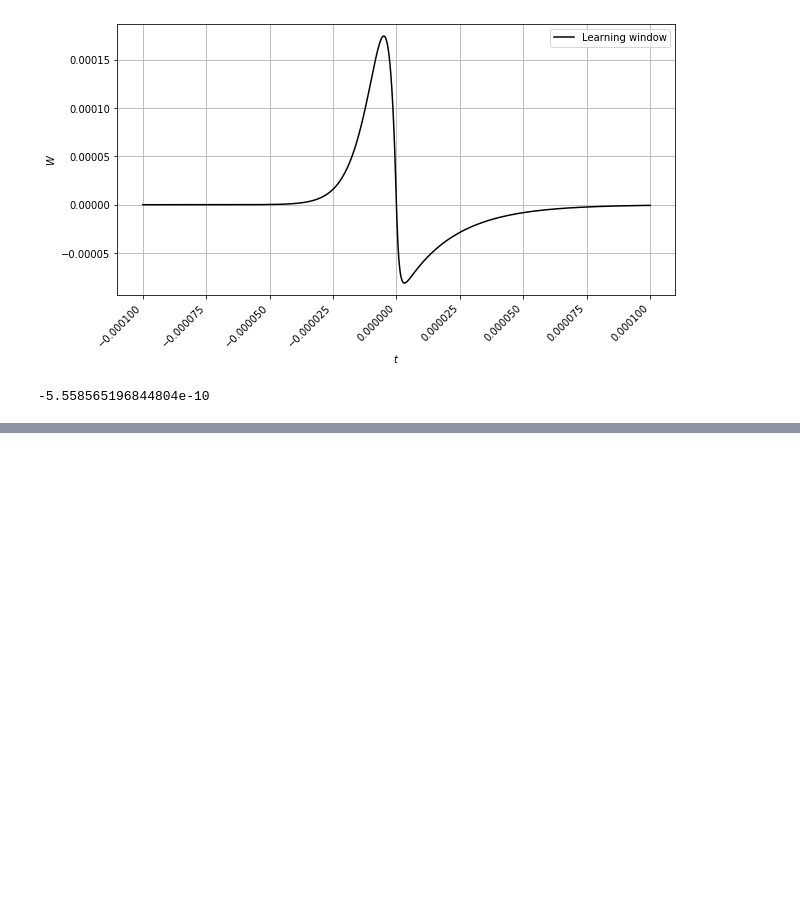
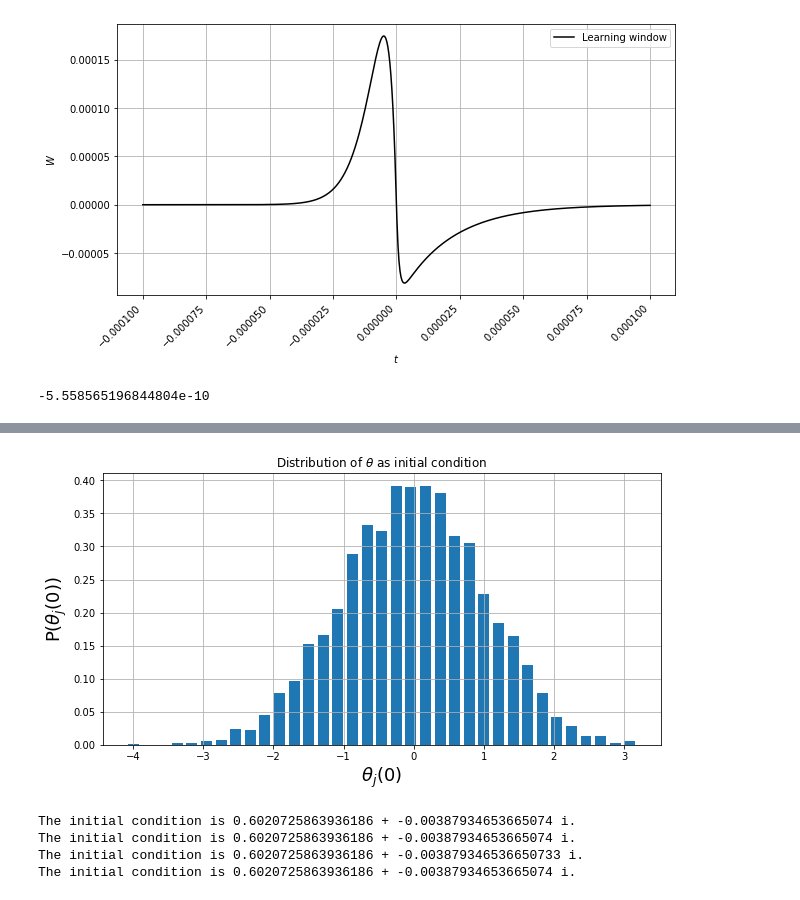
Before and after one commit to simonaertssen/AdaptiveNeuronalNetworks, a Jupyter notebook: Meetings/Notes meeting _10_2020.ipynb, the cells around one changed output, grey strips where cells are left out. Saved outputs shown, nothing was run; the diff lists cells and outputs as text; code cells hidden in the pictures; blank space fills up the shorter version.

```diff
--- a/Meetings/Notes meeting _10_2020.ipynb
+++ b/Meetings/Notes meeting _10_2020.ipynb
@@ -310,0 +438,36 @@ Scale-free:
+# %%
+thetas_0 = np.random.randn(N, 1)
+#thetas_0 = np.zeros((N,1))
+
+plt.figure(figsize=(10,5))
+plt.hist(thetas_0, bins=int(np.sqrt(N)/2), density=True, rwidth=0.75)
+plt.ylabel(r'P($\theta_j(0)$)', fontsize=18)
+plt.xlabel(r'$\theta_j(0)$', fontsize=18)
+plt.title(r'Distribution of $\theta$ as initial condition')
+plt.grid(True);
+# %% [output]
+[figure, added]
+# %%
+# Measure the order parameter of the initial conditions
+z_0 = np.mean(np.exp(thetas_0*1j))
+print(f"The initial condition is {z_0.real} + {z_0.imag} i.")
+
+# Adjust initial conditions for the OA approach
+Z_dist = []
+for P, d in zip([P_fixeddegree, P_random, P_scalefree], [d_fixeddegree, d_random, d_scalefree]):
+    ks = np.unique(d)
+    l = ks.size
+    zk_0 = np.zeros((1,l),dtype=complex)
+    for i, k in enumerate(ks):
+        zk_0[0,i] = np.exp(1j*thetas_0[d == k]).sum() / P[k];
+    #zk_0 = z_0*np.ones((1,l),dtype=complex)
+    Z_dist.append(zk_0)
+
+    Z_0 = zk_0.dot(P[ks])/N
+
+    print(f"The initial condition is {Z_0[0].real} + {Z_0[0].imag} i.")
+# %% [output]
+The initial condition is 0.6020725863936186 + -0.00387934653665074 i.
+The initial condition is 0.6020725863936186 + -0.00387934653665074 i.
+The initial condition is 0.6020725863936186 + -0.003879346536650733 i.
+The initial condition is 0.6020725863936186 + -0.00387934653665074 i.
```
Also changed, not shown: parts of 29 cells of this notebook, 11 other files.
